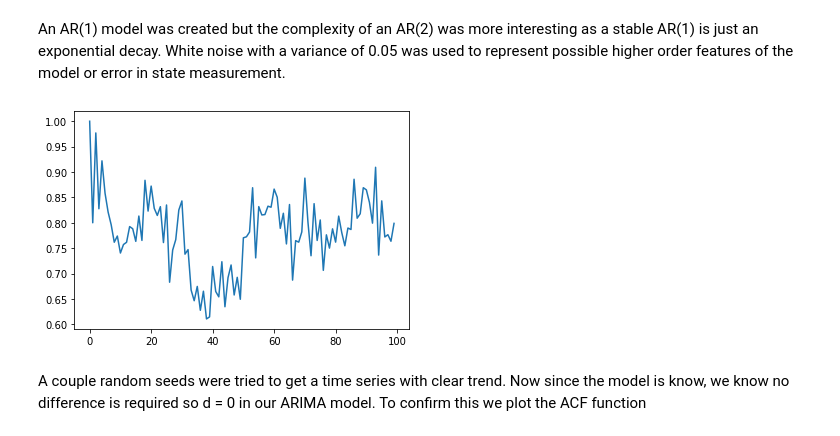
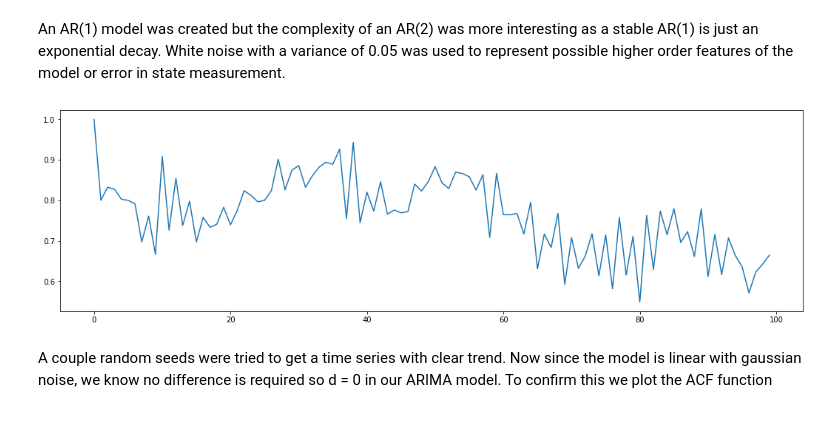
Before and after one commit to Julio-Baeta1/PythonTimeSeries, a Jupyter notebook: AR with Kalman filter Exploration.ipynb, the cells around one changed output. Drawn from its saved outputs; the diff is of its cells as text; code cells hidden in the pictures.

Commit message:
Streamlied notebook and added model recreation for better forecasting

```diff
--- a/AR with Kalman filter Exploration.ipynb
+++ b/AR with Kalman filter Exploration.ipynb
@@ -37,7 +37,8 @@ class simpleTimeSeries:
 
         # Initialise
         data_series = np.zeros(n);
-        rng = np.random.RandomState(seed)
+        rng = np.random.default_rng(seed)
+        #rng = np.random.RandomState(seed)
         white_noise = rng.normal(0, noise_var, n)
         k = initial_state.shape[0];
 
@@ -54,7 +55,7 @@ class simpleTimeSeries:
     def __init__(self, coeffs, const, initial_state, n, noise_var, seed):
         """ Generate time series for model
 
-            coeffs:         coeffcients of AR model (smallest delay first)
+            coeffs:         coeffcients of AR model (largest delay first) #Should reverse for standard convention
             const:          AR model constant term
             initial_state:  Given k initial states corresponding to k lags in model
             n:              Number of points to generate (includes initial_states)
@@ -74,22 +75,26 @@ class simpleTimeSeries:
 # %% [markdown]
 An AR(1) model was created but the complexity of an AR(2) was more interesting as a stable AR(1) is just an exponential decay. White noise with a variance of 0.05 was used to represent possible higher order features of the model or error in state measurement.
 # %%
-seed = 15
+seed = 3
 n=100 # number of samples
 initial_values = np.array([1,.8])
 ar_coeffs = np.array([.8,.2])
 ar_const = 0
-noise_var = 0.05
+noise_var = 0.05#0.05
 
-double_exp = simpleTimeSeries(ar_coeffs,ar_const,initial_values,n,noise_var,seed) #Y_t = .8*Y_(t-1) + .2*Y_(t-2) + W
+double_exp = simpleTimeSeries(ar_coeffs,ar_const,initial_values,n,noise_var,seed) #Y_t = .2*Y_(t-1) + .8*Y_(t-2) + W
 data_series = double_exp.time_series
+
+plt.figure(figsize=(18,5))
 plt.plot(range(n),double_exp.time_series)
+
+
 endog = pd.DataFrame(data_series,index=range(n)) #Wasted memeory incoporate in class or just use function
 
 # AR(1)
 #simple_exp = simpleTimeSeries(np.array([.9]),0,np.array([1]),n,0) #Y_t = .9*Y_(t-1)
 #plt.plot(range(n),simple_exp.time_series)
 # %% [output]
-[figure, old version]
+[figure, new version]
 # %% [markdown]
-A couple random seeds were tried to get a time series with clear trend. Now since the model is know, we know no difference is required so d = 0 in our ARIMA model. To confirm this we plot the ACF function
+A couple random seeds were tried to get a time series with clear trend. Now since the model is linear with gaussian noise, we know no difference is required so d = 0 in our ARIMA model. To confirm this we plot the ACF function
```
Also changed, not shown: parts of 20 cells of this notebook.
